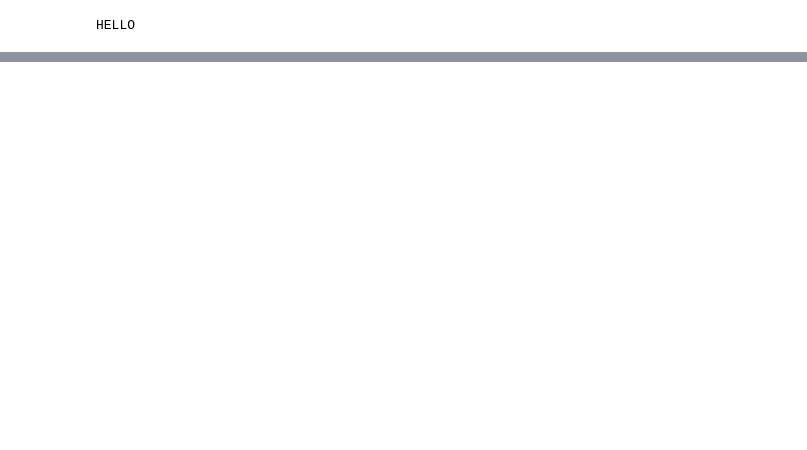
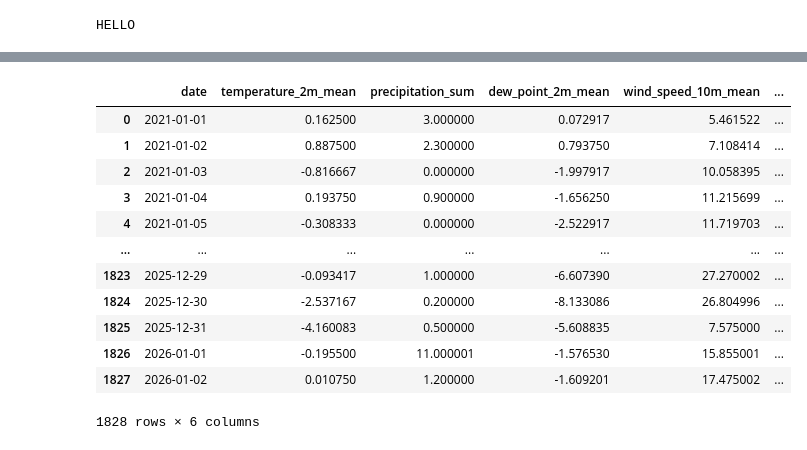
Before and after one commit to ViktorMardskog/Pollen-Predictor, a Jupyter notebook: notebooks/backfill_data.ipynb, the cells around one changed output, grey strips where cells are left out. Cells and saved outputs as stored; diff of their text form; code cells hidden in the pictures; blank space fills up the shorter version.

```diff
--- a/notebooks/backfill_data.ipynb
+++ b/notebooks/backfill_data.ipynb
@@ -43 +139,20 @@ Logged in to project, explore it here https://c.app.hopsworks.ai:443/p/1286344
+# %%
+def get_full_wether_history(latitude, longitude, date_start, date_end):
+
+    df_wether_hist = fetch_historical_wether(latitude, longitude, date_start, date_end)
+
+    last_recorded_date = df_wether_hist["date"].max().date()
+
+    if last_recorded_date >= date_end:
+        return df_wether_hist.sort_values("date").reset_index(drop=True)
+
+    fill_start =last_recorded_date + datetime.timedelta(days=1) #But this needs to be a string i think!
+
+    df_wether_recent= fetch_recent_historical_wether_forecasts(latitude, longitude, str(fill_start), date_end)
+
+    df_wether_concat = pd.concat([df_wether_hist,df_wether_recent ], ignore_index=True)
+
+    df_wether = df_wether_concat.sort_values("date").drop_duplicates(subset="date").reset_index(drop=True)
+
+    return df_wether
 # %%
@@ -45,2 +256,23 @@ def fetch_historical_wether(latitude, longitude, date_start, data_end):
 # %%
-def fetch_wether_forecast(latitude, longitude, forecast_days = 9):
+#2024-05-18
+#2021-01-01 #seems sort of reasnoable
+
+date_start = "2021-01-01"
+
+df_wether = get_full_wether_history(latitude, longitude, date_start, date_end=today)
+df_wether = df_wether.sort_values("date").reset_index(drop=True)
+df_wether
+# %% [output]
+|  | date | temperature_2m_mean | precipitation_sum | dew_point_2m_mean | wind_speed_10m_mean | ... |
+| 0 | 2021-01-01 | 0.162500 | 3.000000 | 0.072917 | 5.461522 | ... |
+| 1 | 2021-01-02 | 0.887500 | 2.300000 | 0.793750 | 7.108414 | ... |
+| 2 | 2021-01-03 | -0.816667 | 0.000000 | -1.997917 | 10.058395 | ... |
+| 3 | 2021-01-04 | 0.193750 | 0.900000 | -1.656250 | 11.215699 | ... |
+| 4 | 2021-01-05 | -0.308333 | 0.000000 | -2.522917 | 11.719703 | ... |
+| ... | ... | ... | ... | ... | ... | ... |
+| 1823 | 2025-12-29 | -0.093417 | 1.000000 | -6.607390 | 27.270002 | ... |
+| 1824 | 2025-12-30 | -2.537167 | 0.200000 | -8.133086 | 26.804996 | ... |
+| 1825 | 2025-12-31 | -4.160083 | 0.500000 | -5.608835 | 7.575000 | ... |
+| 1826 | 2026-01-01 | -0.195500 | 11.000001 | -1.576530 | 15.855001 | ... |
+| 1827 | 2026-01-02 | 0.010750 | 1.200000 | -1.609201 | 17.475002 | ... |
+1828 rows × 6 columns
```
Also changed, not shown: parts of 16 cells of this notebook.
